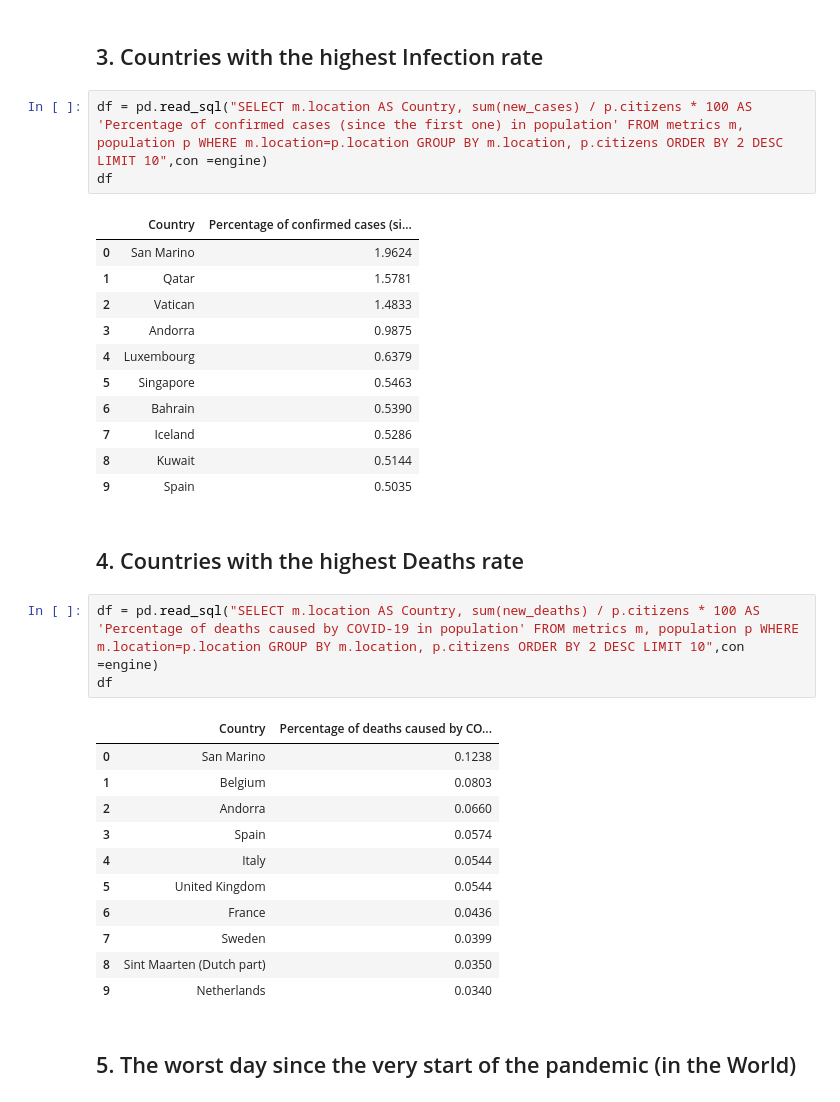
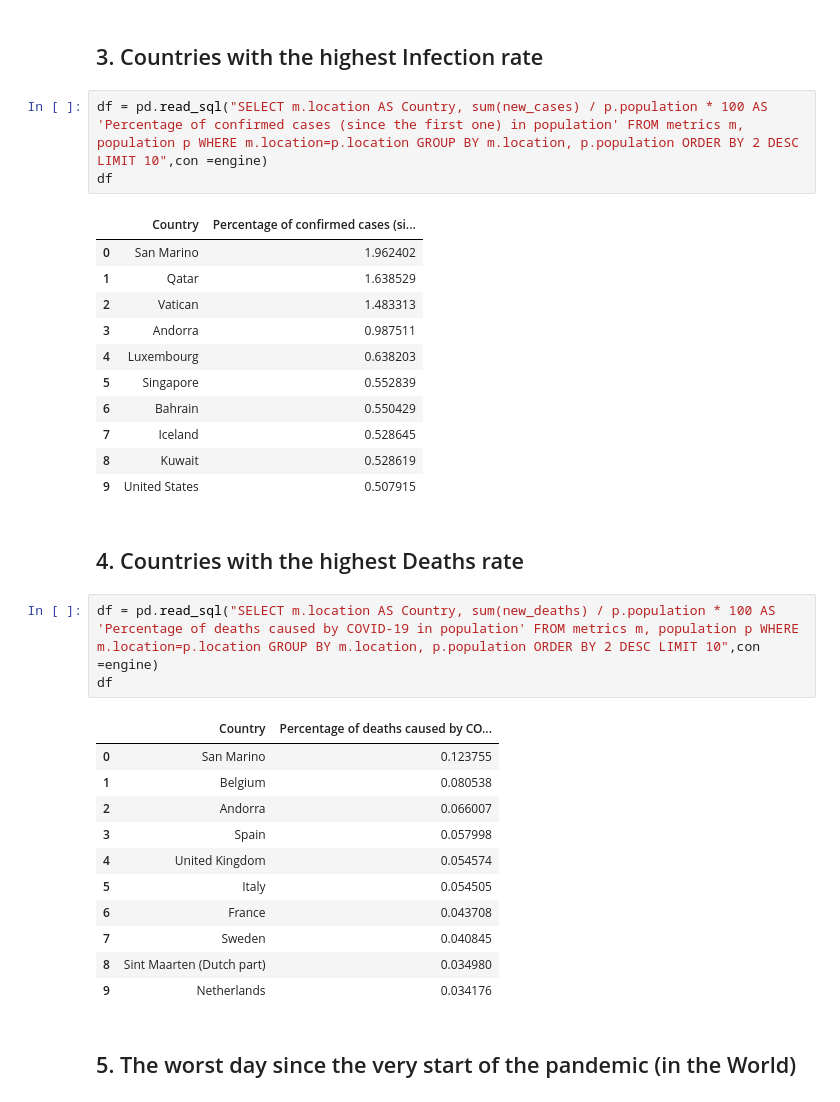
Before and after one commit to arturplath/BRiS_Project, a Jupyter notebook: BRiS.ipynb, the cells around one changed output. Cells and saved outputs as stored; diff of their text form.

Commit message:
Fixed bugs with renaming column 'population'

```diff
--- a/BRiS.ipynb
+++ b/BRiS.ipynb
@@ -149,37 +153,37 @@ df
 # %% [markdown]
 ## 3. Countries with the highest Infection rate
 # %%
-df = pd.read_sql("SELECT m.location AS Country, sum(new_cases) / p.citizens * 100 AS 'Percentage of confirmed cases (since the first one) in population' FROM metrics m, population p WHERE m.location=p.location GROUP BY m.location, p.citizens ORDER BY 2 DESC LIMIT 10",con =engine)
+df = pd.read_sql("SELECT m.location AS Country, sum(new_cases) / p.population * 100 AS 'Percentage of confirmed cases (since the first one) in population' FROM metrics m, population p WHERE m.location=p.location GROUP BY m.location, p.population ORDER BY 2 DESC LIMIT 10",con =engine)
 df
 # %% [output]
 |  | Country | Percentage of confirmed cases (si... |
-| 0 | San Marino | 1.9624 |
-| 1 | Qatar | 1.5781 |
-| 2 | Vatican | 1.4833 |
-| 3 | Andorra | 0.9875 |
-| 4 | Luxembourg | 0.6379 |
-| 5 | Singapore | 0.5463 |
-| 6 | Bahrain | 0.5390 |
-| 7 | Iceland | 0.5286 |
-| 8 | Kuwait | 0.5144 |
-| 9 | Spain | 0.5035 |
+| 0 | San Marino | 1.962402 |
+| 1 | Qatar | 1.638529 |
+| 2 | Vatican | 1.483313 |
+| 3 | Andorra | 0.987511 |
+| 4 | Luxembourg | 0.638203 |
+| 5 | Singapore | 0.552839 |
+| 6 | Bahrain | 0.550429 |
+| 7 | Iceland | 0.528645 |
+| 8 | Kuwait | 0.528619 |
+| 9 | United States | 0.507915 |
 # %% [markdown]
 ## 4. Countries with the highest Deaths rate
 # %%
-df = pd.read_sql("SELECT m.location AS Country, sum(new_deaths) / p.citizens * 100 AS 'Percentage of deaths caused by COVID-19 in population' FROM metrics m, population p WHERE m.location=p.location GROUP BY m.location, p.citizens ORDER BY 2 DESC LIMIT 10",con =engine)
+df = pd.read_sql("SELECT m.location AS Country, sum(new_deaths) / p.population * 100 AS 'Percentage of deaths caused by COVID-19 in population' FROM metrics m, population p WHERE m.location=p.location GROUP BY m.location, p.population ORDER BY 2 DESC LIMIT 10",con =engine)
 df
 # %% [output]
 |  | Country | Percentage of deaths caused by CO... |
-| 0 | San Marino | 0.1238 |
-| 1 | Belgium | 0.0803 |
-| 2 | Andorra | 0.0660 |
-| 3 | Spain | 0.0574 |
-| 4 | Italy | 0.0544 |
-| 5 | United Kingdom | 0.0544 |
-| 6 | France | 0.0436 |
-| 7 | Sweden | 0.0399 |
-| 8 | Sint Maarten (Dutch part) | 0.0350 |
-| 9 | Netherlands | 0.0340 |
+| 0 | San Marino | 0.123755 |
+| 1 | Belgium | 0.080538 |
+| 2 | Andorra | 0.066007 |
+| 3 | Spain | 0.057998 |
+| 4 | United Kingdom | 0.054574 |
+| 5 | Italy | 0.054505 |
+| 6 | France | 0.043708 |
+| 7 | Sweden | 0.040845 |
+| 8 | Sint Maarten (Dutch part) | 0.034980 |
+| 9 | Netherlands | 0.034176 |
 # %% [markdown]
 ## 5. The worst day since the very start of the pandemic (in the World)
 # %%
```
Also changed, not shown: parts of 10 cells of this notebook.
